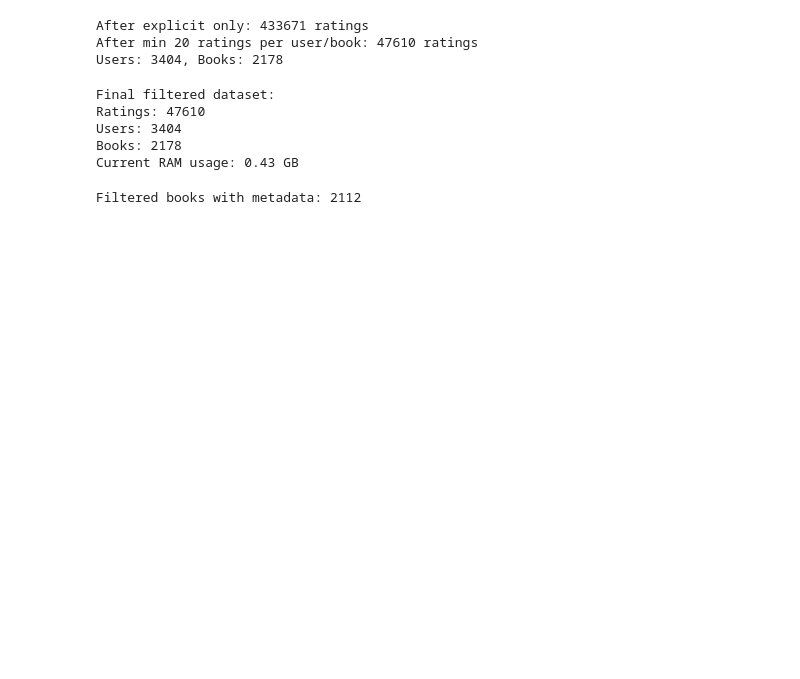
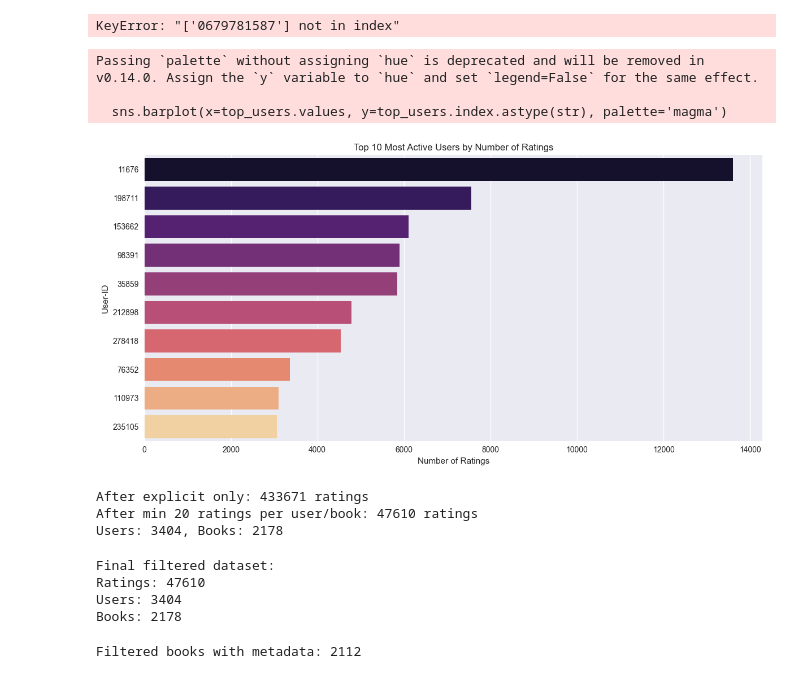
Before and after one commit to Ghionab/ML-project, a Jupyter notebook: Data_Exploration.ipynb, the cells around one changed output. Drawn from its saved outputs; the diff is of its cells as text; code cells hidden in the pictures; blank space fills up the shorter version.

```diff
--- a/Data_Exploration.ipynb
+++ b/Data_Exploration.ipynb
@@ -78 +160,34 @@ Sparsity of explicit ratings: 0.999994
+# %%
+# Top 10 Most Rated Books
+book_ratings_count = ratings[ratings['Book-Rating'] > 0]['ISBN'].value_counts().head(10)
+top_books = books[books['ISBN'].isin(book_ratings_count.index)].set_index('ISBN').loc[book_ratings_count.index]
+top_books['Rating_Count'] = book_ratings_count.values
+
+plt.figure(figsize=(12, 8))
+sns.barplot(data=top_books.reset_index(), y='Book-Title', x='Rating_Count', palette='viridis')
+plt.title('Top 10 Most Rated Books (Explicit Ratings)')
+plt.xlabel('Number of Ratings')
+plt.ylabel('Book Title')
+plt.tight_layout()
+plt.show()
+
+display(top_books[['Book-Title', 'Book-Author', 'Rating_Count']])
+# %% [output]
+KeyError: "['0679781587'] not in index"
+# %%
+# Top 10 Most Active Users
+top_users = ratings['User-ID'].value_counts().head(10)
+
+plt.figure(figsize=(12, 6))
+sns.barplot(x=top_users.values, y=top_users.index.astype(str), palette='magma')
+plt.title('Top 10 Most Active Users by Number of Ratings')
+plt.xlabel('Number of Ratings')
+plt.ylabel('User-ID')
+plt.tight_layout()
+plt.show()
+# %% [output]
+Passing `palette` without assigning `hue` is deprecated and will be removed in v0.14.0. Assign the `y` variable to `hue` and set `legend=False` for the same effect.
+
+  sns.barplot(x=top_users.values, y=top_users.index.astype(str), palette='magma')
+[figure, added]
 # %%
@@ -140,13 +255,11 @@ print("\nFinal filtered dataset:")
 print(f"Ratings: {len(df)}")
 print(f"Users: {df['User-ID'].nunique()}")
 print(f"Books: {df['ISBN'].nunique()}")
-print_ram_usage()
 # %% [output]
 Final filtered dataset:
 Ratings: 47610
 Users: 3404
 Books: 2178
-Current RAM usage: 0.43 GB
 # %%
 ## 5. Merge Book Metadata for Later Use
 
```
Also changed, not shown: parts of 9 cells of this notebook.
